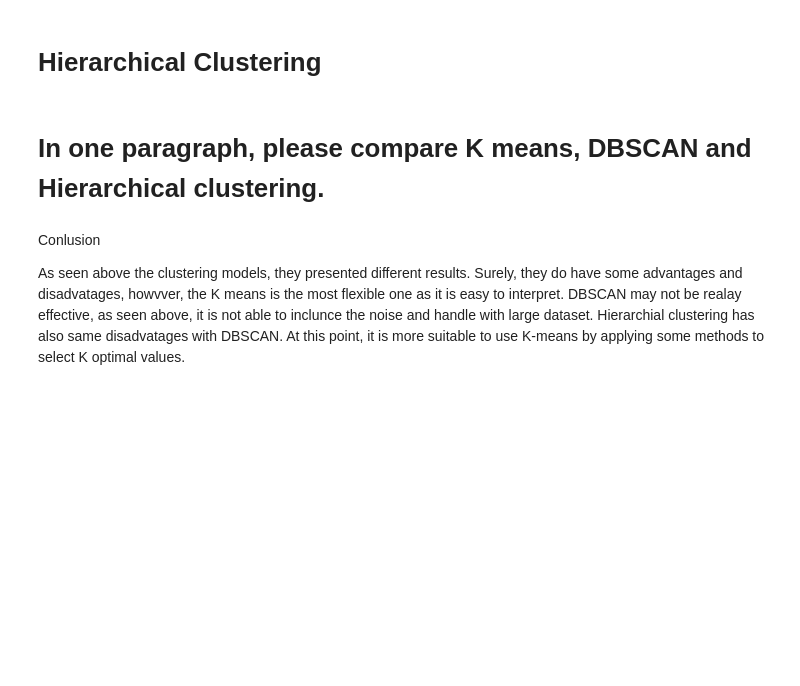
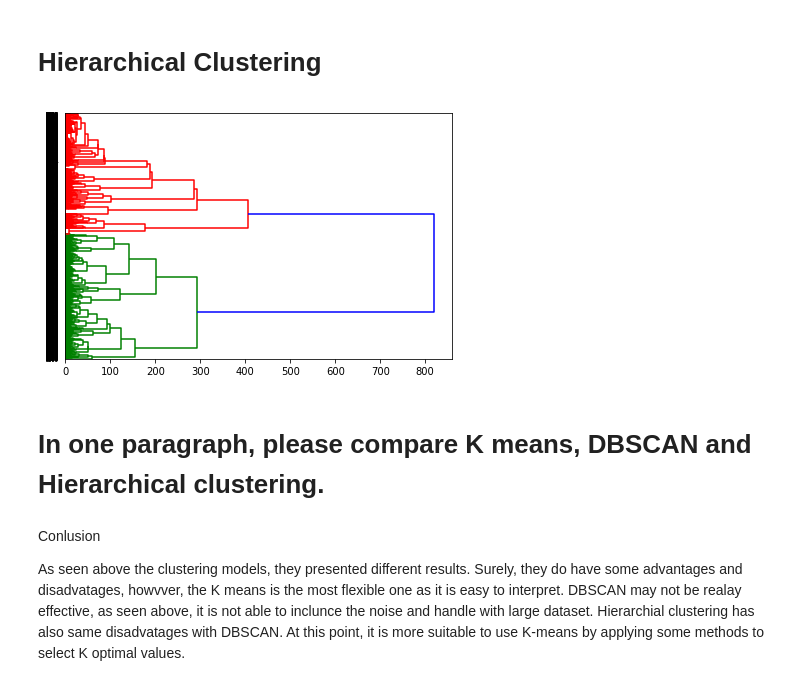
Before and after one commit to yildizesener/INFO5731, a Jupyter notebook: In_Class_exercises-10 (1).ipynb, the cells around one changed output. Drawn from its saved outputs; the diff is of its cells as text; code cells hidden in the pictures; blank space fills up the shorter version.

```diff
--- a/In_Class_exercises-10 (1).ipynb
+++ b/In_Class_exercises-10 (1).ipynb
@@ -28,29 +89,13 @@ english_stemmer=nltk.stem.SnowballStemmer('english')
 # %%
 def review_to_wordlist( review, remove_stopwords=True):
 
-    review_text = BeautifulSoup(review).get_text()
-
     review_text = re.sub("[^a-zA-Z]"," ", review)
-
     words = review_text.lower().split()
-
     if remove_stopwords:
         stops = set(stopwords.words("english"))
         words = [w for w in words if not w in stops]
-
     b=[]
     stemmer = english_stemmer #PorterStemmer()
     for word in words:
         b.append(stemmer.stem(word))
-
-
     return(b)
-# %%
-data_file = 'Amazon_Unlocked_Mobile.csv'
-
-n = 413000
-s = 20000
-skip = sorted(random.sample(range(1,n),n-s))
-
-
-data = pd.read_csv( data_file, delimiter = ",", skiprows = skip)
@@ -61,6 +102,4 @@ data.shape
-# %%
-data = data[data['Reviews'].isnull()==False]
 # %%
 clean_data_reviews = []
-for review in data['Reviews']:
+for review in data['reviews']:
     clean_data_reviews.append( " ".join(review_to_wordlist(review)))
@@ -155,18 +205,25 @@ for c in clusters1:
 # %% [markdown]
 # Hierarchical Clustering
 # %%
+from sklearn.feature_extraction.text import CountVectorizer
+from sklearn.metrics.pairwise import cosine_similarity
+from sklearn.cluster import AgglomerativeClustering
+from scipy.cluster.hierarchy import ward, dendrogram
+import matplotlib.pyplot as plt
+
 vectorizer = CountVectorizer(stop_words='english')
 dtm2 = vectorizer.fit_transform(clean_data_reviews)
 vocab2 = vectorizer.get_feature_names()
 dtm2 = dtm2.toarray()
 
-
 # Plot dendrogram
 cos_dist2 = 1 - cosine_similarity(dtm2)
 linkage_matrix2 = ward(cos_dist2)
-dendrogram(linkage_matrix2, color_threshold=0.6*max(linkage_matrix2[:,2]), orientation="right", labels=names2)
+dendrogram(linkage_matrix2, color_threshold=0.6*max(linkage_matrix2[:,2]), orientation="right")
 plt.tight_layout()
 plt.show()
+# %% [output]
+[figure, added]
 # %% [markdown]
 # In one paragraph, please compare K means, DBSCAN and Hierarchical clustering.
 # %% [markdown]
```
Also changed, not shown: parts of 11 cells of this notebook.
